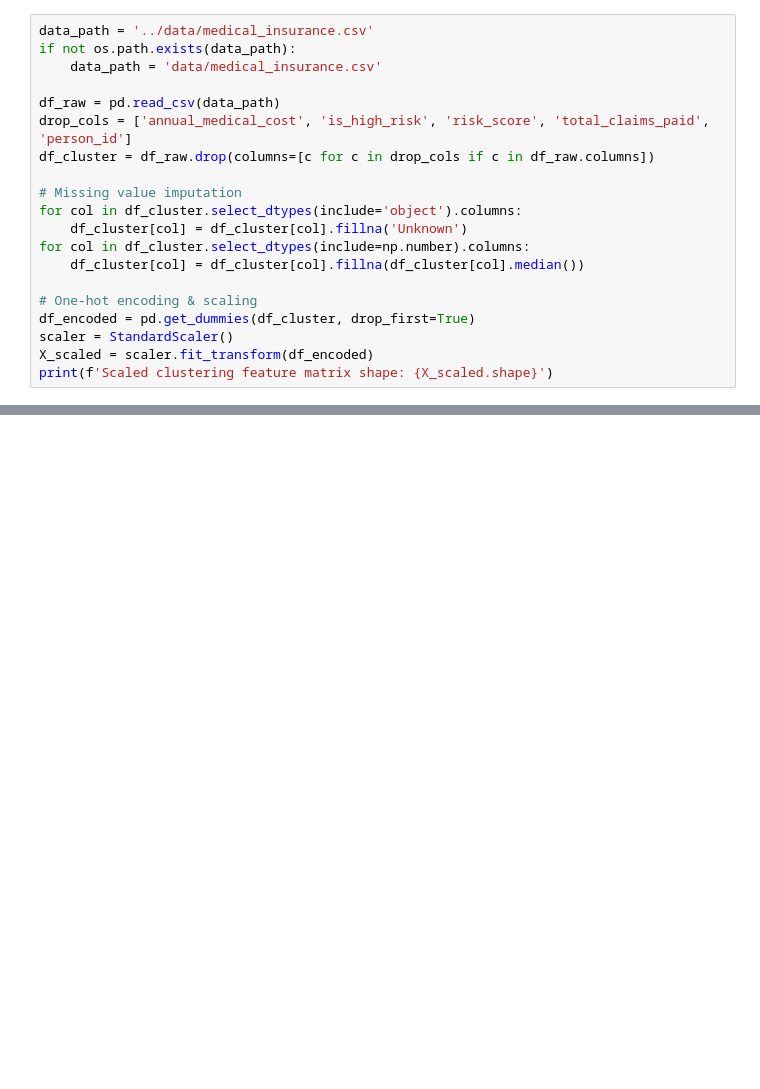
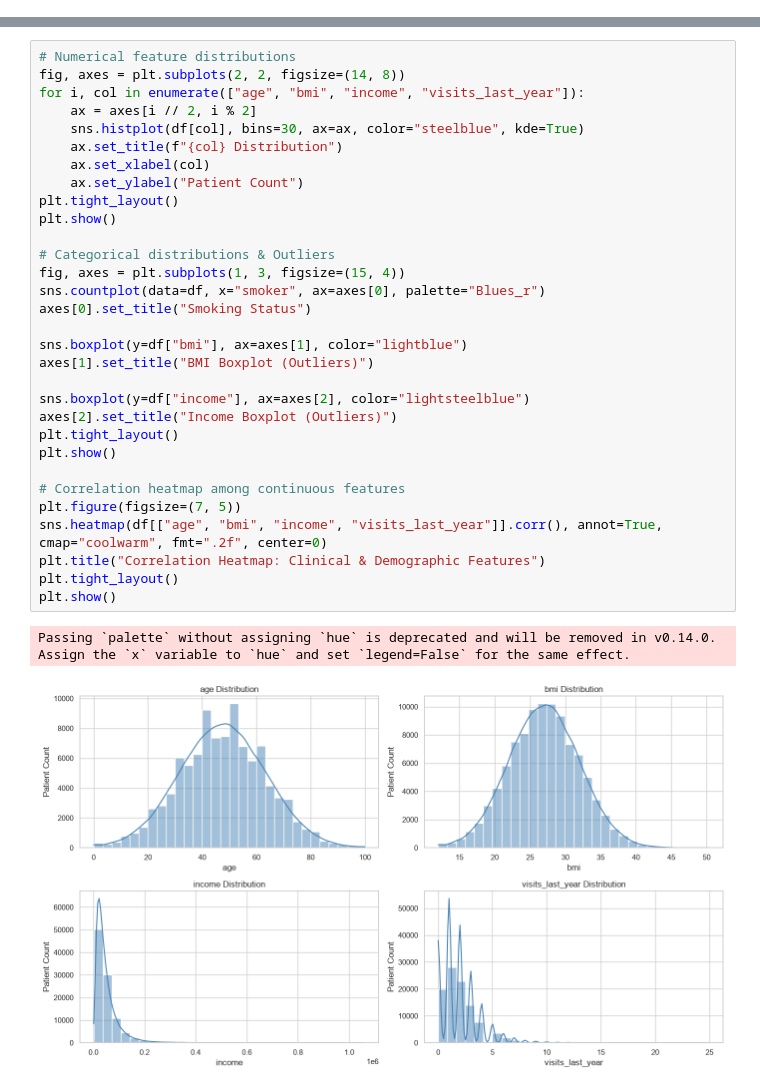
Before and after one commit to hemu1196/Healthcare-Insurance-Cost-Prediction, a Jupyter notebook: notebooks/clustering.ipynb, the cells around one changed output, grey strips where cells are left out. Cells and saved outputs as stored; diff of their text form; blank space fills up the shorter version.

```diff
--- a/notebooks/clustering.ipynb
+++ b/notebooks/clustering.ipynb
@@ -46,20 +0,0 @@ Ground-truth class and target variables (`annual_medical_cost`, `is_high_risk`,
-# %%
-data_path = '../data/medical_insurance.csv'
-if not os.path.exists(data_path):
-    data_path = 'data/medical_insurance.csv'
-
-df_raw = pd.read_csv(data_path)
-drop_cols = ['annual_medical_cost', 'is_high_risk', 'risk_score', 'total_claims_paid', 'person_id']
-df_cluster = df_raw.drop(columns=[c for c in drop_cols if c in df_raw.columns])
-
-# Missing value imputation
-for col in df_cluster.select_dtypes(include='object').columns:
-    df_cluster[col] = df_cluster[col].fillna('Unknown')
-for col in df_cluster.select_dtypes(include=np.number).columns:
-    df_cluster[col] = df_cluster[col].fillna(df_cluster[col].median())
-
-# One-hot encoding & scaling
-df_encoded = pd.get_dummies(df_cluster, drop_first=True)
-scaler = StandardScaler()
-X_scaled = scaler.fit_transform(df_encoded)
-print(f'Scaled clustering feature matrix shape: {X_scaled.shape}')
@@ -181,0 +156,34 @@ print(f'Best clustering model successfully saved to: {save_path}')
+# %%
+# Numerical feature distributions
+fig, axes = plt.subplots(2, 2, figsize=(14, 8))
+for i, col in enumerate(["age", "bmi", "income", "visits_last_year"]):
+    ax = axes[i // 2, i % 2]
+    sns.histplot(df[col], bins=30, ax=ax, color="steelblue", kde=True)
+    ax.set_title(f"{col} Distribution")
+    ax.set_xlabel(col)
+    ax.set_ylabel("Patient Count")
+plt.tight_layout()
+plt.show()
+
+# Categorical distributions & Outliers
+fig, axes = plt.subplots(1, 3, figsize=(15, 4))
+sns.countplot(data=df, x="smoker", ax=axes[0], palette="Blues_r")
+axes[0].set_title("Smoking Status")
+
+sns.boxplot(y=df["bmi"], ax=axes[1], color="lightblue")
+axes[1].set_title("BMI Boxplot (Outliers)")
+
+sns.boxplot(y=df["income"], ax=axes[2], color="lightsteelblue")
+axes[2].set_title("Income Boxplot (Outliers)")
+plt.tight_layout()
+plt.show()
+
+# Correlation heatmap among continuous features
+plt.figure(figsize=(7, 5))
+sns.heatmap(df[["age", "bmi", "income", "visits_last_year"]].corr(), annot=True, cmap="coolwarm", fmt=".2f", center=0)
+plt.title("Correlation Heatmap: Clinical & Demographic Features")
+plt.tight_layout()
+plt.show()
+# %% [output]
+Passing `palette` without assigning `hue` is deprecated and will be removed in v0.14.0. Assign the `x` variable to `hue` and set `legend=False` for the same effect.
+[figure, added]
```
Also changed, not shown: parts of 53 cells of this notebook, 25 other files.
